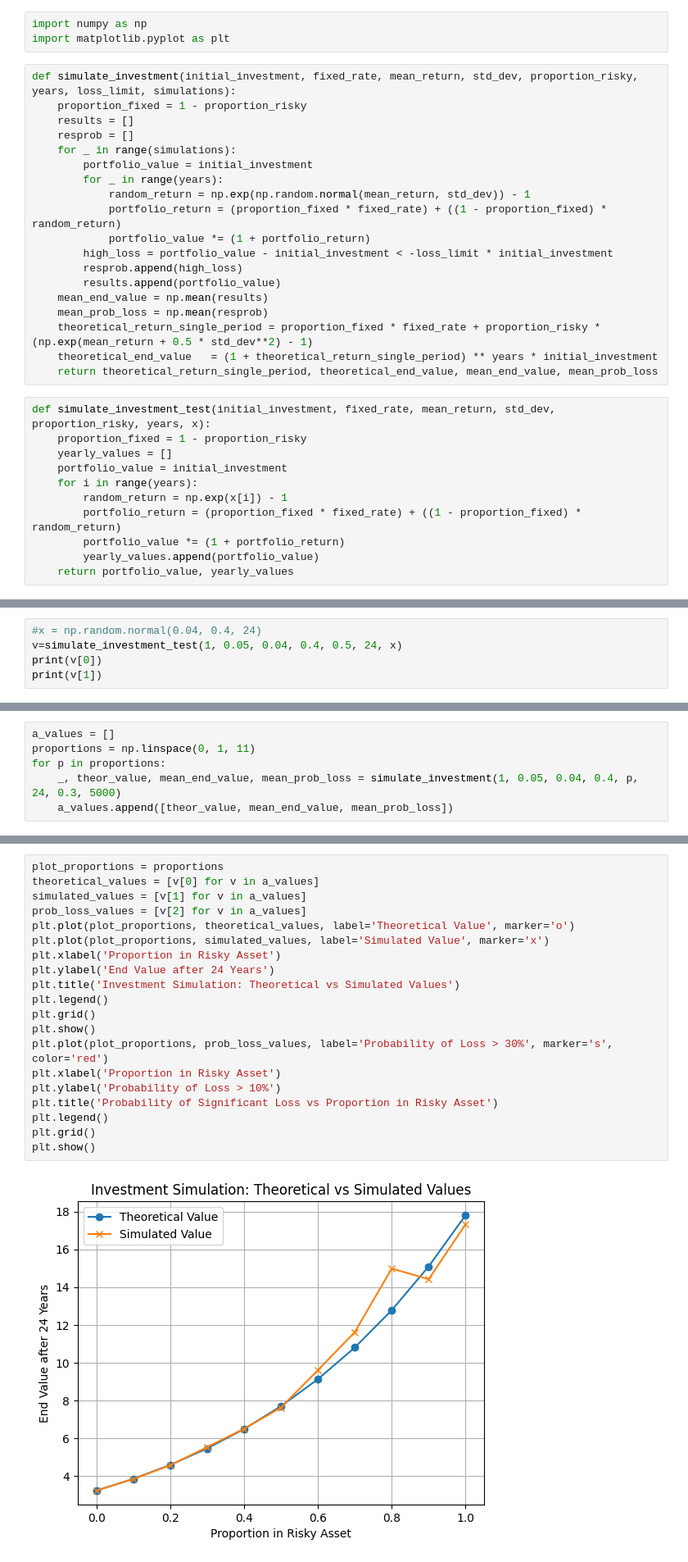
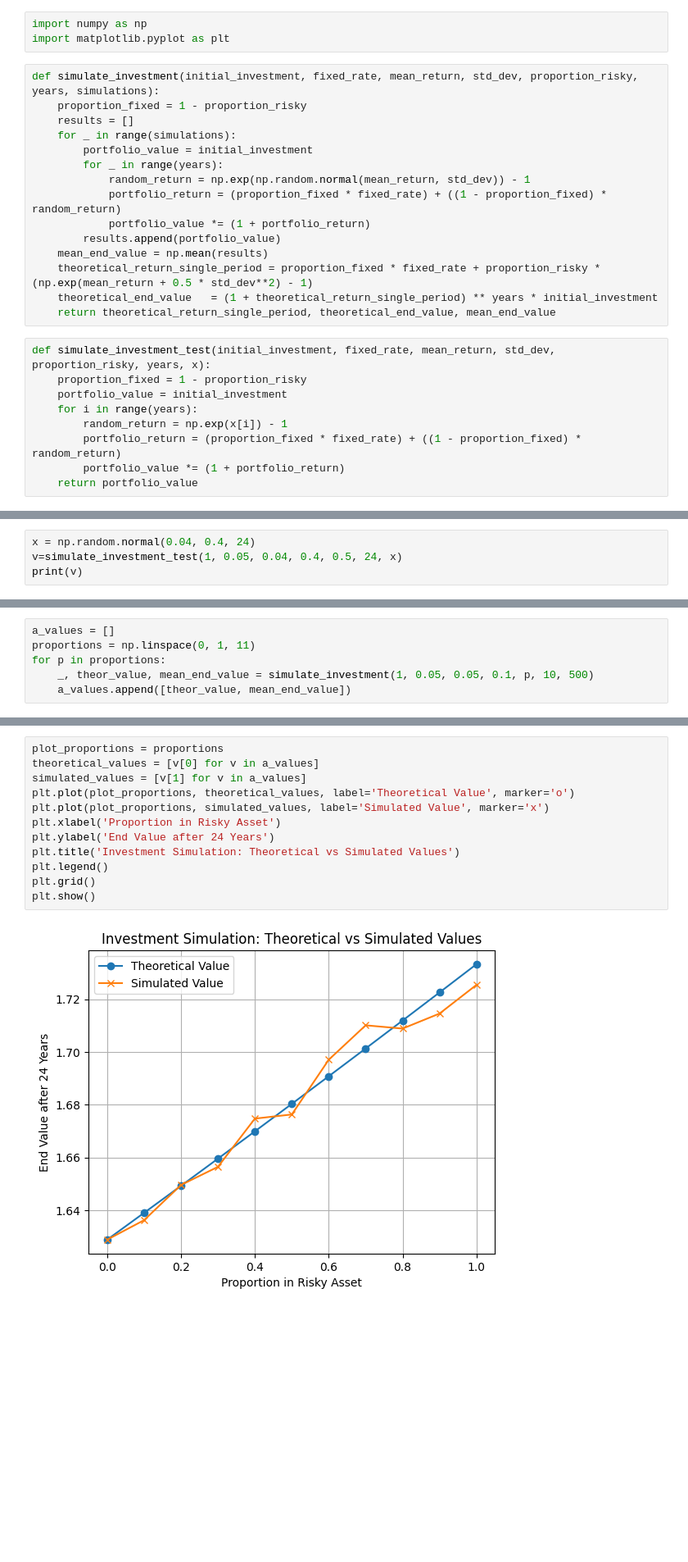
Before and after one commit to athmath/simai, a Jupyter notebook: notebooks/investment.ipynb, the cells around one changed output, grey strips where cells are left out. Shown: that part at 82% size. Cells and saved outputs as stored; diff of their text form; blank space fills up the shorter version.

```diff
--- a/notebooks/investment.ipynb
+++ b/notebooks/investment.ipynb
@@ -2,32 +2,26 @@
 import numpy as np
 import matplotlib.pyplot as plt
 # %%
-def simulate_investment(initial_investment, fixed_rate, mean_return, std_dev, proportion_risky, years, loss_limit, simulations):
+def simulate_investment(initial_investment, fixed_rate, mean_return, std_dev, proportion_risky, years, simulations):
     proportion_fixed = 1 - proportion_risky
     results = []
-    resprob = []
     for _ in range(simulations):
         portfolio_value = initial_investment
         for _ in range(years):
             random_return = np.exp(np.random.normal(mean_return, std_dev)) - 1
             portfolio_return = (proportion_fixed * fixed_rate) + ((1 - proportion_fixed) * random_return)
             portfolio_value *= (1 + portfolio_return)
-        high_loss = portfolio_value - initial_investment < -loss_limit * initial_investment
-        resprob.append(high_loss)
         results.append(portfolio_value)
     mean_end_value = np.mean(results)
-    mean_prob_loss = np.mean(resprob)
     theoretical_return_single_period = proportion_fixed * fixed_rate + proportion_risky * (np.exp(mean_return + 0.5 * std_dev**2) - 1)
     theoretical_end_value   = (1 + theoretical_return_single_period) ** years * initial_investment
-    return theoretical_return_single_period, theoretical_end_value, mean_end_value, mean_prob_loss
+    return theoretical_return_single_period, theoretical_end_value, mean_end_value
 # %%
 def simulate_investment_test(initial_investment, fixed_rate, mean_return, std_dev, proportion_risky, years, x):
     proportion_fixed = 1 - proportion_risky
-    yearly_values = []
     portfolio_value = initial_investment
     for i in range(years):
         random_return = np.exp(x[i]) - 1
         portfolio_return = (proportion_fixed * fixed_rate) + ((1 - proportion_fixed) * random_return)
         portfolio_value *= (1 + portfolio_return)
-        yearly_values.append(portfolio_value)
-    return portfolio_value, yearly_values
+    return portfolio_value
@@ -38,6 +28,5 @@ NameError: name 'x' is not defined
 # %%
-#x = np.random.normal(0.04, 0.4, 24)
+x = np.random.normal(0.04, 0.4, 24)
 v=simulate_investment_test(1, 0.05, 0.04, 0.4, 0.5, 24, x)
-print(v[0])
-print(v[1])
+print(v)
 # %% [output]
@@ -58,6 +45,6 @@ print(a)
 a_values = []
 proportions = np.linspace(0, 1, 11)
 for p in proportions:
-    _, theor_value, mean_end_value, mean_prob_loss = simulate_investment(1, 0.05, 0.04, 0.4, p, 24, 0.3, 5000)
-    a_values.append([theor_value, mean_end_value, mean_prob_loss])
+    _, theor_value, mean_end_value = simulate_investment(1, 0.05, 0.05, 0.1, p, 10, 500)
+    a_values.append([theor_value, mean_end_value])
 # %%
@@ -77,22 +54,14 @@ a_values
 # %%
 plot_proportions = proportions
 theoretical_values = [v[0] for v in a_values]
 simulated_values = [v[1] for v in a_values]
-prob_loss_values = [v[2] for v in a_values]
 plt.plot(plot_proportions, theoretical_values, label='Theoretical Value', marker='o')
 plt.plot(plot_proportions, simulated_values, label='Simulated Value', marker='x')
 plt.xlabel('Proportion in Risky Asset')
 plt.ylabel('End Value after 24 Years')
 plt.title('Investment Simulation: Theoretical vs Simulated Values')
 plt.legend()
 plt.grid()
 plt.show()
-plt.plot(plot_proportions, prob_loss_values, label='Probability of Loss > 30%', marker='s', color='red')
-plt.xlabel('Proportion in Risky Asset')
-plt.ylabel('Probability of Loss > 10%')
-plt.title('Probability of Significant Loss vs Proportion in Risky Asset')
-plt.legend()
-plt.grid()
-plt.show()
 # %% [output]
-[figure, old version]
+[figure, new version]
```
Also changed, not shown: parts of 6 cells of this notebook.
